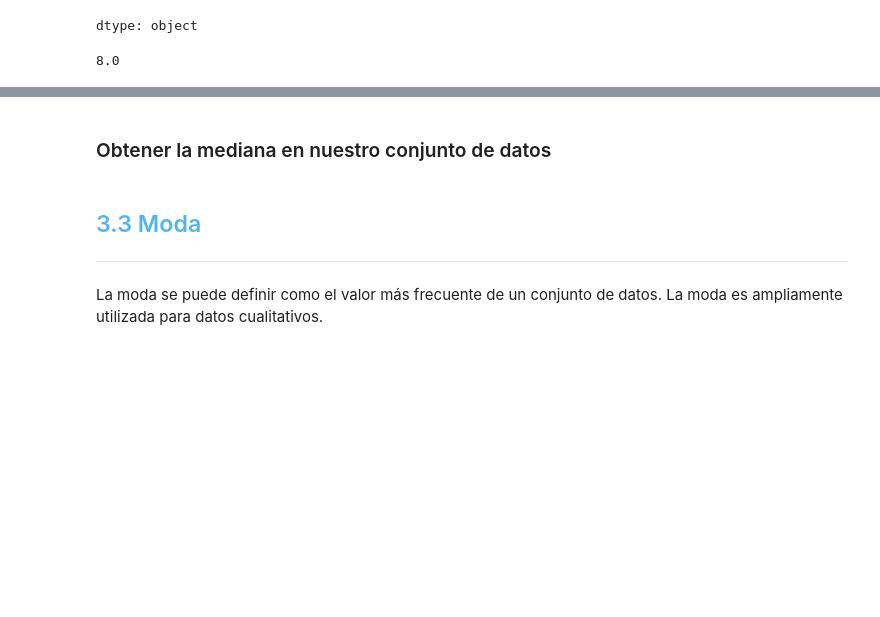
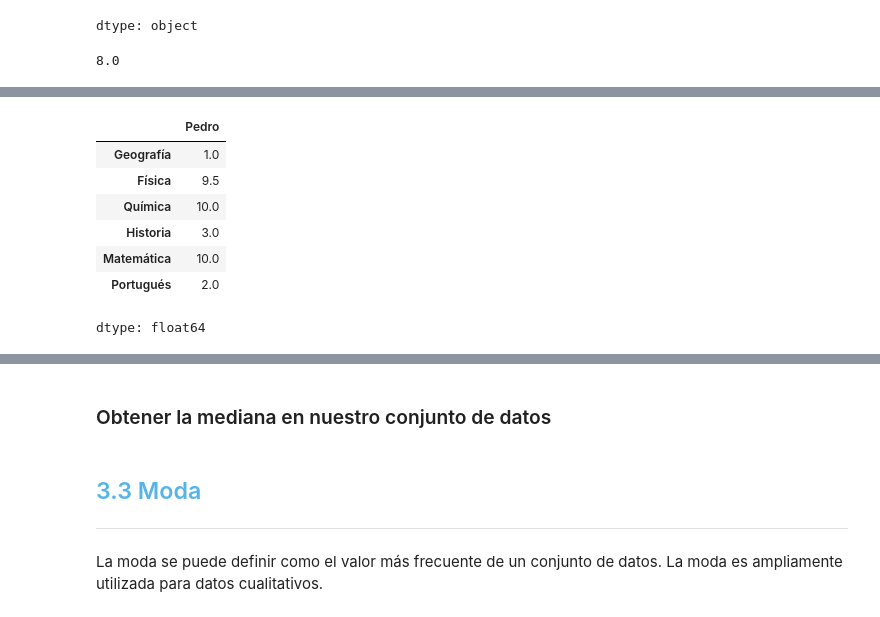
Before and after one commit to Eve113/AnalisisDeDatosEPR1, a Jupyter notebook: Curso_de_Estadística_con_Python_1.ipynb, the cells around one changed output, grey strips where cells are left out. Cells and saved outputs as stored; diff of their text form; code cells hidden in the pictures; blank space fills up the shorter version.

```diff
--- a/Curso_de_Estadística_con_Python_1.ipynb
+++ b/Curso_de_Estadística_con_Python_1.ipynb
@@ -654,3 +654,15 @@ notas_maria['María'].median()
 ### Ejemplo 2 - n par
 
 <img src='https://caelum-online-public.s3.amazonaws.com/ESP-1752-estadistica-con-python-parte1/img003.png' width='50%' style="float:left">
+# %%
+notas_pedro = df['Pedro'].sample(6, random_state= 200)
+notas_pedro
+# %% [output]
+|  | Pedro |
+| Geografía | 1.0 |
+| Física | 9.5 |
+| Química | 10.0 |
+| Historia | 3.0 |
+| Matemática | 10.0 |
+| Portugués | 2.0 |
+dtype: float64
```
Also changed, not shown: parts of 2 cells of this notebook.
